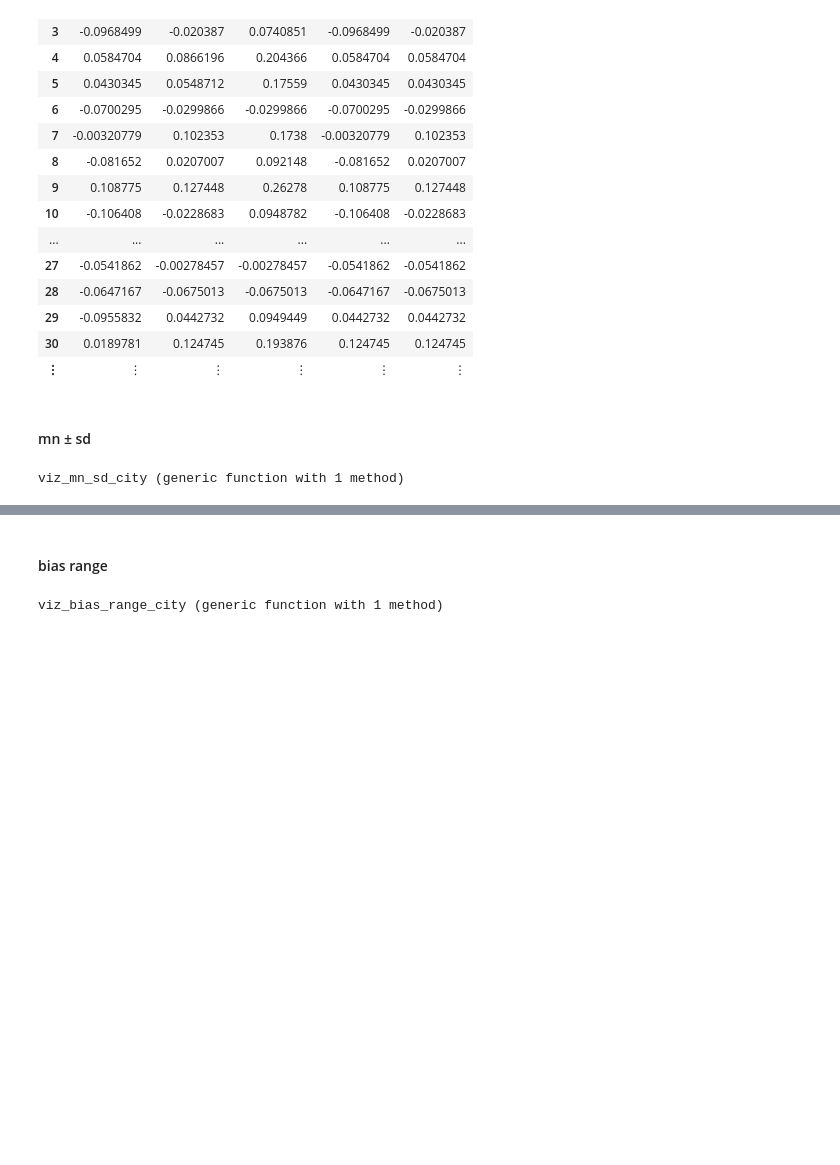
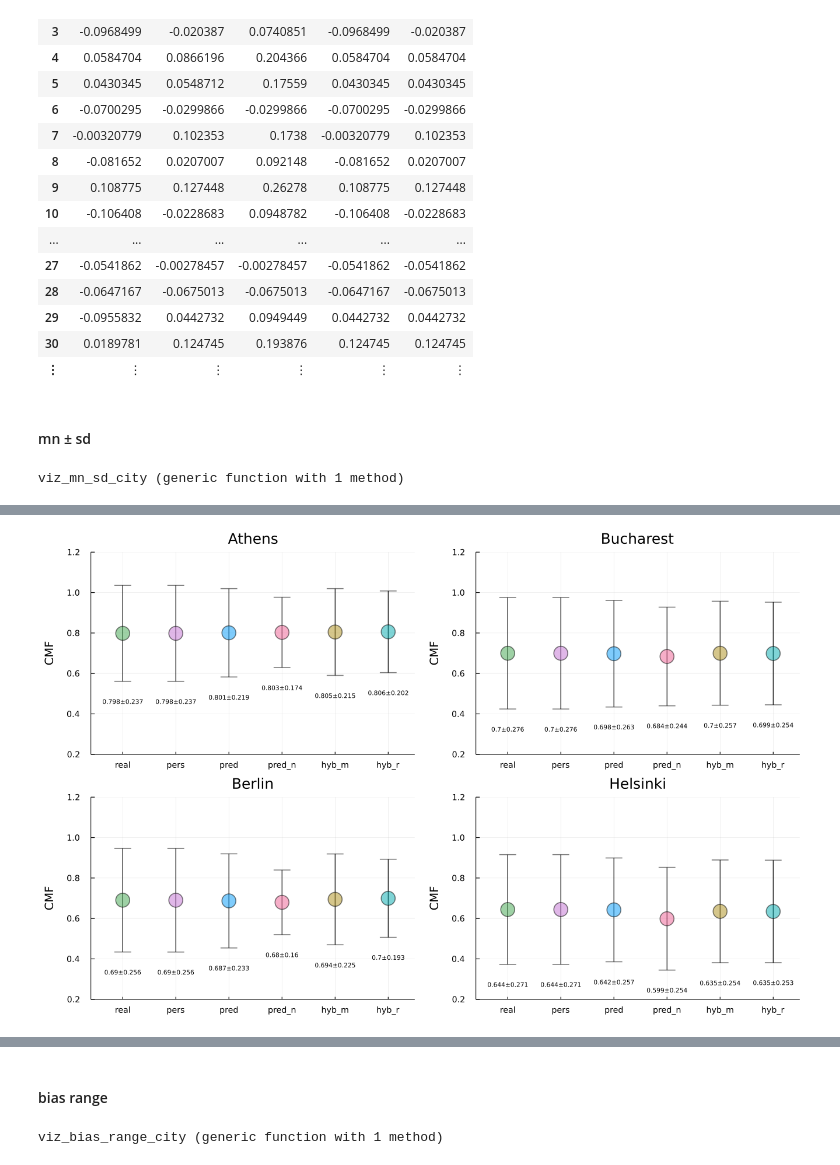
Before and after one commit to EuRoXy/MC_CMF, a Jupyter notebook: moreCities.ipynb, the cells around one changed output, grey strips where cells are left out. Saved outputs shown, nothing was run; the diff lists cells and outputs as text; code cells hidden in the pictures; blank space fills up the shorter version.

```diff
--- a/moreCities.ipynb
+++ b/moreCities.ipynb
@@ -278,0 +274,8 @@ sca = plot(s_at, s_bu, s_be, s_he, layout=@layout([a b; c d]), size=(1100, 700),
+# %%
+s_bu = viz_mn_sd_city(fn_bucharest, 4)
+s_be = viz_mn_sd_city(fn_berlin, 4)
+s_he = viz_mn_sd_city(fn_helsinki, 4)
+
+sca = plot(s_at, s_bu, s_be, s_he, layout=@layout([a b; c d]), size=(1100, 700), leftmargin=20px)
+# %% [output]
+[figure, added]
```
Also changed, not shown: parts of 24 cells of this notebook, 5 other files.
